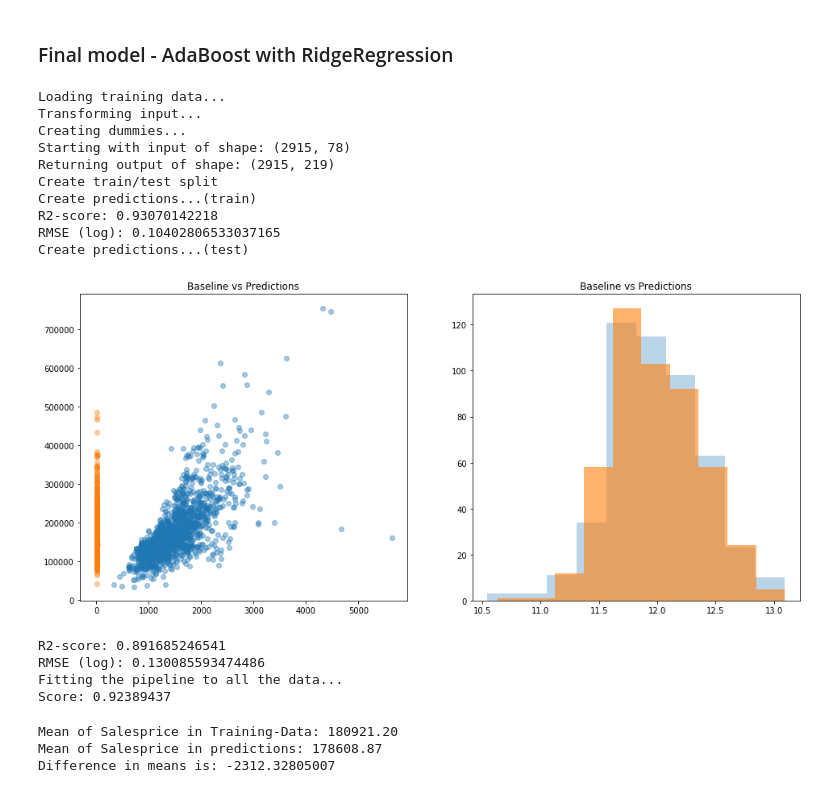
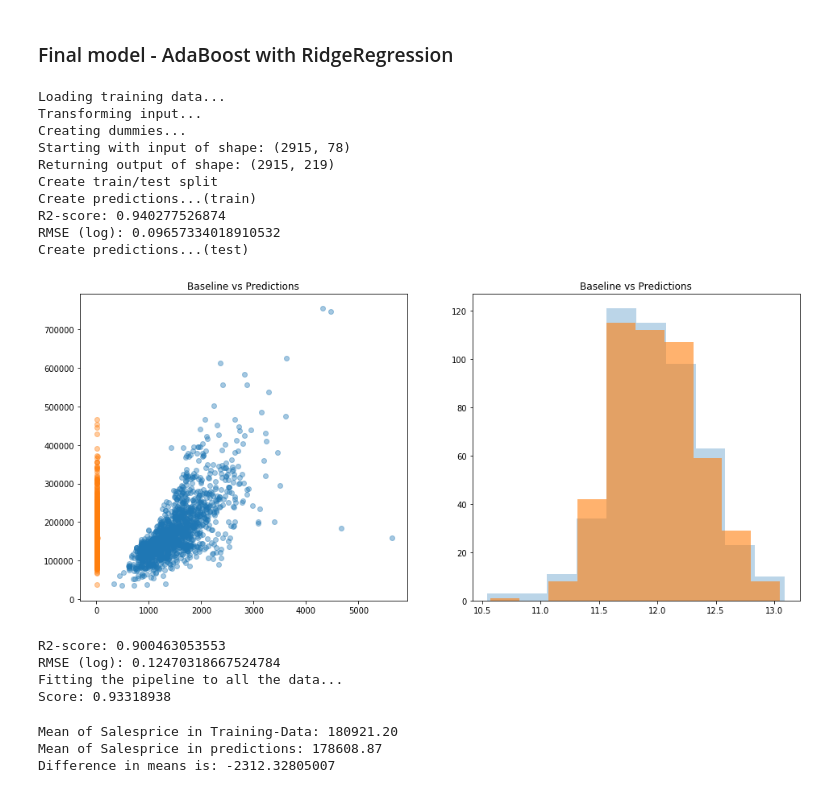
Before and after one commit to huli/predicting-house-prices, a Jupyter notebook: final_model.ipynb, the cells around one changed output. Saved outputs shown, nothing was run; the diff lists cells and outputs as text; code cells hidden in the pictures.

```diff
--- a/final_model.ipynb
+++ b/final_model.ipynb
@@ -58,27 +58,27 @@ X_train = train_df.drop(['SalePrice','Id'], axis=1)
 y_train = train_df['SalePrice']
 X_train, y_train = prepare_inputs(X_train, y_train)
 # %%
-(trans_p, fit_p, X_transformed) = train_pipeline(trans_pipeline, Pipeline(memory=None,
-     steps=[('ada_boost', AdaBoostRegressor(base_estimator=Ridge(alpha=10, copy_X=True, fit_intercept=True, max_iter=None,
-   normalize=False, random_state=42, solver='cholesky', tol=0.001),
-         learning_rate=1.0, loss='linear', n_estimators=1,
-         random_state=42))]))
+(trans_p, fit_p, X_transformed) = train_pipeline(trans_pipeline, Pipeline(steps=[
+    ('ada_boost', AdaBoostRegressor(base_estimator=Ridge(alpha=10, fit_intercept=False,
+                                                         normalize=False, random_state=42, solver='cholesky'),
+         learning_rate=0.001, loss='linear', n_estimators=50,
+         random_state=42))]), size_test=.33)
 # %% [output]
 Loading training data...
 Transforming input...
 Creating dummies...
 Starting with input of shape: (2915, 78)
 Returning output of shape: (2915, 219)
 Create train/test split
 Create predictions...(train)
-R2-score: 0.93070142218
-RMSE (log): 0.10402806533037165
+R2-score: 0.940277526874
+RMSE (log): 0.09657334018910532
 Create predictions...(test)
-[figure, old version]
+[figure, new version]
-R2-score: 0.891685246541
-RMSE (log): 0.130085593474486
+R2-score: 0.900463053553
+RMSE (log): 0.12470318667524784
 Fitting the pipeline to all the data...
-Score: 0.92389437
+Score: 0.93318938
 # %%
 predictions = execute_pipeline(trans_p, fit_p, X_transformed)
 # %% [output]
```
Also changed, not shown: parts of 1 cell of this notebook.
